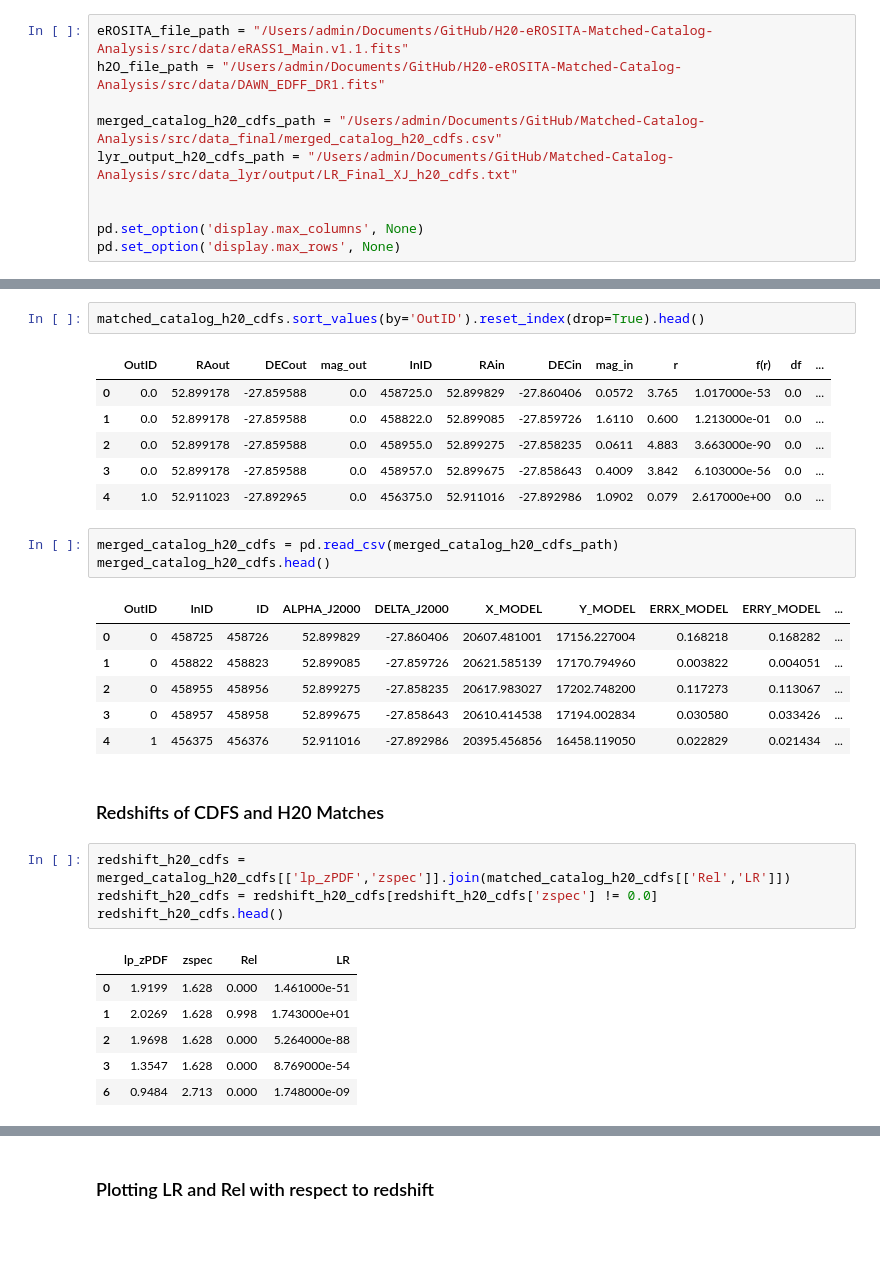
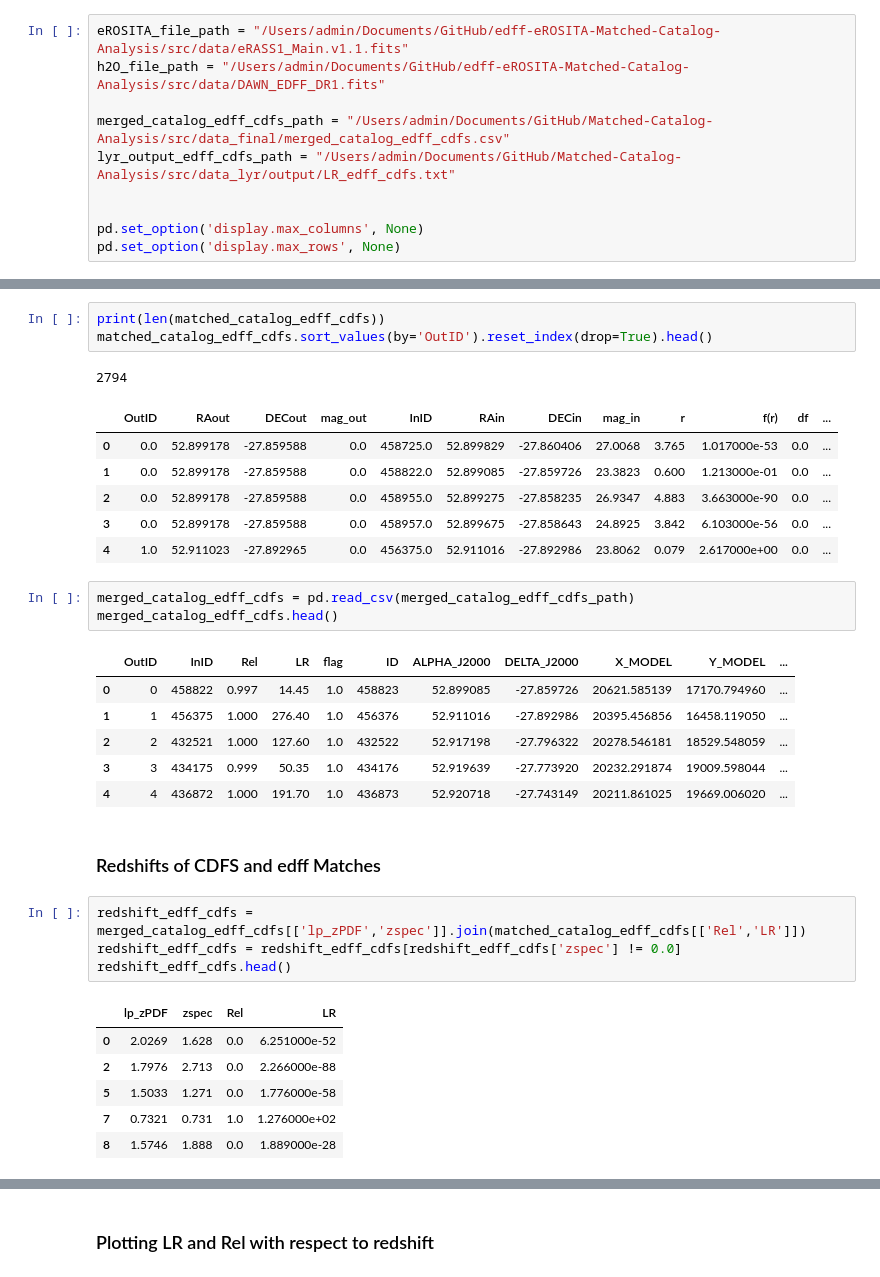
Before and after one commit to trevin-lee/h20-xray-catalog-matching, a Jupyter notebook: src/accuracy_analysis.ipynb, the cells around one changed output, grey strips where cells are left out. Cells and saved outputs as stored; diff of their text form; blank space fills up the shorter version.

```diff
--- a/src/accuracy_analysis.ipynb
+++ b/src/accuracy_analysis.ipynb
@@ -13,11 +14,11 @@ from astropy.io import fits
 
 from data_loader import DataLoader
 # %%
-eROSITA_file_path = "/Users/admin/Documents/GitHub/H20-eROSITA-Matched-Catalog-Analysis/src/data/eRASS1_Main.v1.1.fits"
-h2O_file_path = "/Users/admin/Documents/GitHub/H20-eROSITA-Matched-Catalog-Analysis/src/data/DAWN_EDFF_DR1.fits"
+eROSITA_file_path = "/Users/admin/Documents/GitHub/edff-eROSITA-Matched-Catalog-Analysis/src/data/eRASS1_Main.v1.1.fits"
+h2O_file_path = "/Users/admin/Documents/GitHub/edff-eROSITA-Matched-Catalog-Analysis/src/data/DAWN_EDFF_DR1.fits"
 
-merged_catalog_h20_cdfs_path = "/Users/admin/Documents/GitHub/Matched-Catalog-Analysis/src/data_final/merged_catalog_h20_cdfs.csv"
-lyr_output_h20_cdfs_path = "/Users/admin/Documents/GitHub/Matched-Catalog-Analysis/src/data_lyr/output/LR_Final_XJ_h20_cdfs.txt"
+merged_catalog_edff_cdfs_path = "/Users/admin/Documents/GitHub/Matched-Catalog-Analysis/src/data_final/merged_catalog_edff_cdfs.csv"
+lyr_output_edff_cdfs_path = "/Users/admin/Documents/GitHub/Matched-Catalog-Analysis/src/data_lyr/output/LR_edff_cdfs.txt"
 
 
 pd.set_option('display.max_columns', None)
@@ -48,37 +49,39 @@ matched_catalog_h20_cdfs = pd.DataFrame(
     ]
 )
 # %%
-matched_catalog_h20_cdfs.sort_values(by='OutID').reset_index(drop=True).head()
+print(len(matched_catalog_edff_cdfs))
+matched_catalog_edff_cdfs.sort_values(by='OutID').reset_index(drop=True).head()
 # %% [output]
+2794
 |  | OutID | RAout | DECout | mag_out | InID | RAin | DECin | mag_in | r | f(r) | df | ... |
-| 0 | 0.0 | 52.899178 | -27.859588 | 0.0 | 458725.0 | 52.899829 | -27.860406 | 0.0572 | 3.765 | 1.017000e-53 | 0.0 | ... |
-| 1 | 0.0 | 52.899178 | -27.859588 | 0.0 | 458822.0 | 52.899085 | -27.859726 | 1.6110 | 0.600 | 1.213000e-01 | 0.0 | ... |
-| 2 | 0.0 | 52.899178 | -27.859588 | 0.0 | 458955.0 | 52.899275 | -27.858235 | 0.0611 | 4.883 | 3.663000e-90 | 0.0 | ... |
-| 3 | 0.0 | 52.899178 | -27.859588 | 0.0 | 458957.0 | 52.899675 | -27.858643 | 0.4009 | 3.842 | 6.103000e-56 | 0.0 | ... |
-| 4 | 1.0 | 52.911023 | -27.892965 | 0.0 | 456375.0 | 52.911016 | -27.892986 | 1.0902 | 0.079 | 2.617000e+00 | 0.0 | ... |
+| 0 | 0.0 | 52.899178 | -27.859588 | 0.0 | 458725.0 | 52.899829 | -27.860406 | 27.0068 | 3.765 | 1.017000e-53 | 0.0 | ... |
+| 1 | 0.0 | 52.899178 | -27.859588 | 0.0 | 458822.0 | 52.899085 | -27.859726 | 23.3823 | 0.600 | 1.213000e-01 | 0.0 | ... |
+| 2 | 0.0 | 52.899178 | -27.859588 | 0.0 | 458955.0 | 52.899275 | -27.858235 | 26.9347 | 4.883 | 3.663000e-90 | 0.0 | ... |
+| 3 | 0.0 | 52.899178 | -27.859588 | 0.0 | 458957.0 | 52.899675 | -27.858643 | 24.8925 | 3.842 | 6.103000e-56 | 0.0 | ... |
+| 4 | 1.0 | 52.911023 | -27.892965 | 0.0 | 456375.0 | 52.911016 | -27.892986 | 23.8062 | 0.079 | 2.617000e+00 | 0.0 | ... |
 # %%
-merged_catalog_h20_cdfs = pd.read_csv(merged_catalog_h20_cdfs_path)
-merged_catalog_h20_cdfs.head()
+merged_catalog_edff_cdfs = pd.read_csv(merged_catalog_edff_cdfs_path)
+merged_catalog_edff_cdfs.head()
 # %% [output]
-|  | OutID | InID | ID | ALPHA_J2000 | DELTA_J2000 | X_MODEL | Y_MODEL | ERRX_MODEL | ERRY_MODEL | ... |
-| 0 | 0 | 458725 | 458726 | 52.899829 | -27.860406 | 20607.481001 | 17156.227004 | 0.168218 | 0.168282 | ... |
-| 1 | 0 | 458822 | 458823 | 52.899085 | -27.859726 | 20621.585139 | 17170.794960 | 0.003822 | 0.004051 | ... |
-| 2 | 0 | 458955 | 458956 | 52.899275 | -27.858235 | 20617.983027 | 17202.748200 | 0.117273 | 0.113067 | ... |
-| 3 | 0 | 458957 | 458958 | 52.899675 | -27.858643 | 20610.414538 | 17194.002834 | 0.030580 | 0.033426 | ... |
-| 4 | 1 | 456375 | 456376 | 52.911016 | -27.892986 | 20395.456856 | 16458.119050 | 0.022829 | 0.021434 | ... |
+|  | OutID | InID | Rel | LR | flag | ID | ALPHA_J2000 | DELTA_J2000 | X_MODEL | Y_MODEL | ... |
+| 0 | 0 | 458822 | 0.997 | 14.45 | 1.0 | 458823 | 52.899085 | -27.859726 | 20621.585139 | 17170.794960 | ... |
+| 1 | 1 | 456375 | 1.000 | 276.40 | 1.0 | 456376 | 52.911016 | -27.892986 | 20395.456856 | 16458.119050 | ... |
+| 2 | 2 | 432521 | 1.000 | 127.60 | 1.0 | 432522 | 52.917198 | -27.796322 | 20278.546181 | 18529.548059 | ... |
+| 3 | 3 | 434175 | 0.999 | 50.35 | 1.0 | 434176 | 52.919639 | -27.773920 | 20232.291874 | 19009.598044 | ... |
+| 4 | 4 | 436872 | 1.000 | 191.70 | 1.0 | 436873 | 52.920718 | -27.743149 | 20211.861025 | 19669.006020 | ... |
 # %% [markdown]
-### Redshifts of CDFS and H20 Matches
+### Redshifts of CDFS and edff Matches
 # %%
-redshift_h20_cdfs = merged_catalog_h20_cdfs[['lp_zPDF','zspec']].join(matched_catalog_h20_cdfs[['Rel','LR']])
-redshift_h20_cdfs = redshift_h20_cdfs[redshift_h20_cdfs['zspec'] != 0.0]
-redshift_h20_cdfs.head()
+redshift_edff_cdfs = merged_catalog_edff_cdfs[['lp_zPDF','zspec']].join(matched_catalog_edff_cdfs[['Rel','LR']])
+redshift_edff_cdfs = redshift_edff_cdfs[redshift_edff_cdfs['zspec'] != 0.0]
+redshift_edff_cdfs.head()
 # %% [output]
 |  | lp_zPDF | zspec | Rel | LR |
-| 0 | 1.9199 | 1.628 | 0.000 | 1.461000e-51 |
-| 1 | 2.0269 | 1.628 | 0.998 | 1.743000e+01 |
-| 2 | 1.9698 | 1.628 | 0.000 | 5.264000e-88 |
-| 3 | 1.3547 | 1.628 | 0.000 | 8.769000e-54 |
-| 6 | 0.9484 | 2.713 | 0.000 | 1.748000e-09 |
+| 0 | 2.0269 | 1.628 | 0.0 | 6.251000e-52 |
+| 2 | 1.7976 | 2.713 | 0.0 | 2.266000e-88 |
+| 5 | 1.5033 | 1.271 | 0.0 | 1.776000e-58 |
+| 7 | 0.7321 | 0.731 | 1.0 | 1.276000e+02 |
+| 8 | 1.5746 | 1.888 | 0.0 | 1.889000e-28 |
 # %%
 plt.figure(figsize=(10, 6))
 x_values = np.linspace(
```
Also changed, not shown: parts of 9 cells of this notebook, 50 other files.
